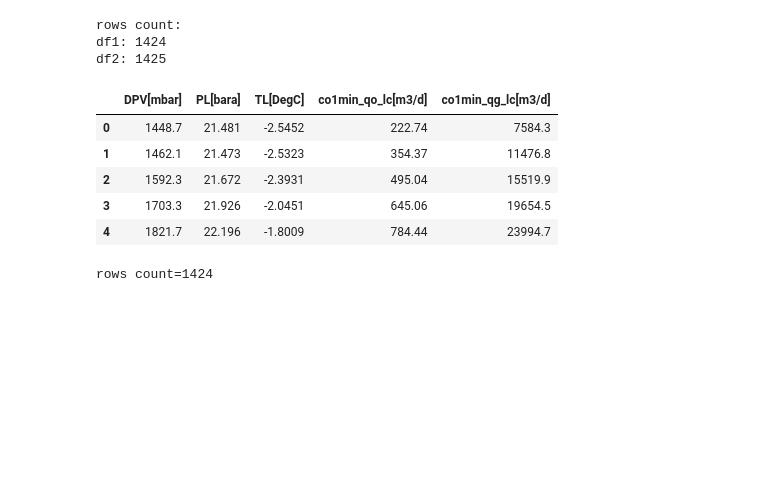
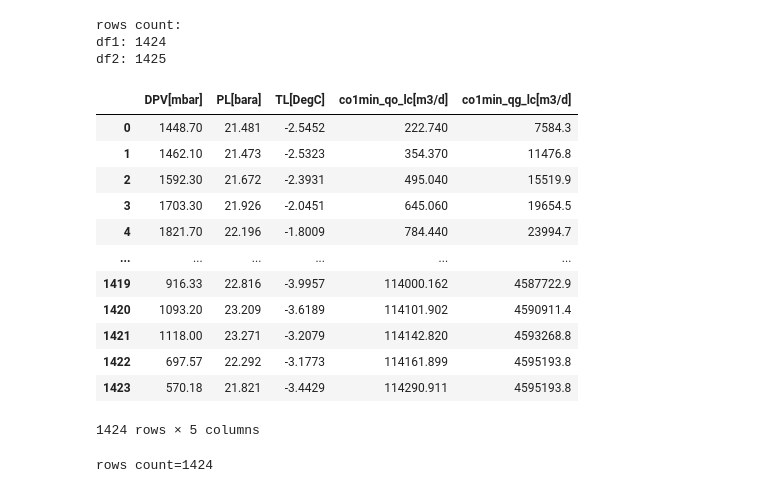
Before and after one commit to myPar/NSU_Practice, a Jupyter notebook: baseline/RNNbaseline.ipynb, the cells around one changed output. Drawn from its saved outputs; the diff is of its cells as text; code cells hidden in the pictures; blank space fills up the shorter version.

```diff
--- a/baseline/RNNbaseline.ipynb
+++ b/baseline/RNNbaseline.ipynb
@@ -761,15 +820,22 @@ df2: 1425
 # %%
 # constract dataframe (get inputs from df1 and ouputs from df2)
 df2.drop([df2.shape[0] - 1], axis=0, inplace=True) # last row in df2 is redurand
 df = pd.concat([df1[inputs], df2[outputs]], axis=1)
-df.head()
+df
 # %% [output]
 |  | DPV[mbar] | PL[bara] | TL[DegC] | co1min_qo_lc[m3/d] | co1min_qg_lc[m3/d] |
-| 0 | 1448.7 | 21.481 | -2.5452 | 222.74 | 7584.3 |
-| 1 | 1462.1 | 21.473 | -2.5323 | 354.37 | 11476.8 |
-| 2 | 1592.3 | 21.672 | -2.3931 | 495.04 | 15519.9 |
-| 3 | 1703.3 | 21.926 | -2.0451 | 645.06 | 19654.5 |
-| 4 | 1821.7 | 22.196 | -1.8009 | 784.44 | 23994.7 |
+| 0 | 1448.70 | 21.481 | -2.5452 | 222.740 | 7584.3 |
+| 1 | 1462.10 | 21.473 | -2.5323 | 354.370 | 11476.8 |
+| 2 | 1592.30 | 21.672 | -2.3931 | 495.040 | 15519.9 |
+| 3 | 1703.30 | 21.926 | -2.0451 | 645.060 | 19654.5 |
+| 4 | 1821.70 | 22.196 | -1.8009 | 784.440 | 23994.7 |
+| ... | ... | ... | ... | ... | ... |
+| 1419 | 916.33 | 22.816 | -3.9957 | 114000.162 | 4587722.9 |
+| 1420 | 1093.20 | 23.209 | -3.6189 | 114101.902 | 4590911.4 |
+| 1421 | 1118.00 | 23.271 | -3.2079 | 114142.820 | 4593268.8 |
+| 1422 | 697.57 | 22.292 | -3.1773 | 114161.899 | 4595193.8 |
+| 1423 | 570.18 | 21.821 | -3.4429 | 114290.911 | 4595193.8 |
+1424 rows × 5 columns
 # %%
 print("rows count=" + str(df.shape[0]))
 # %% [output]
```
Also changed, not shown: parts of 18 cells of this notebook.
